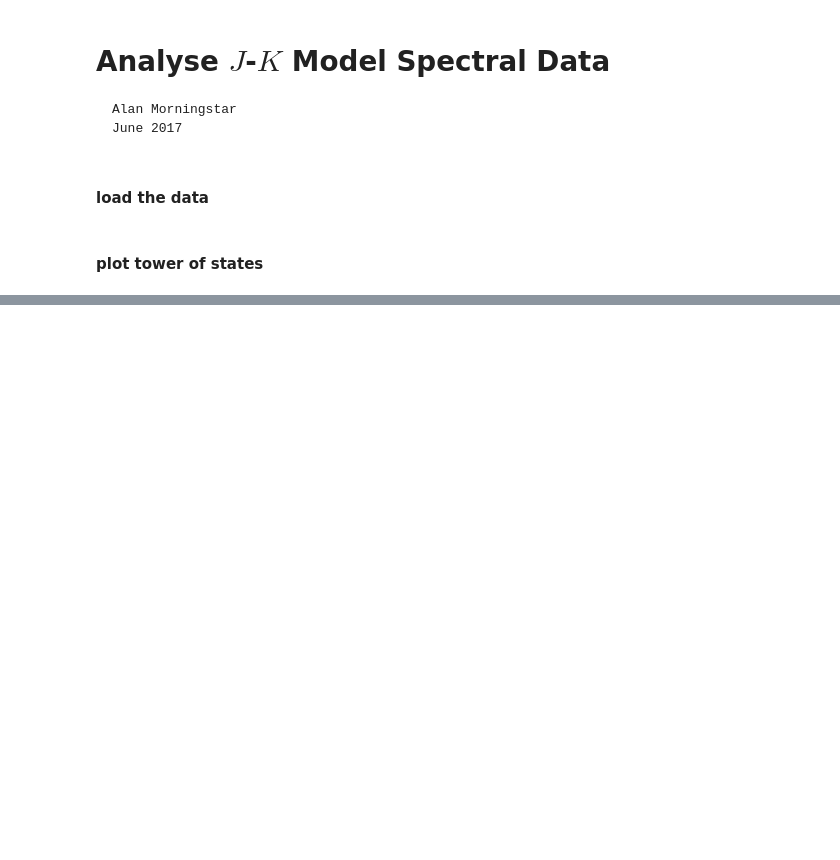
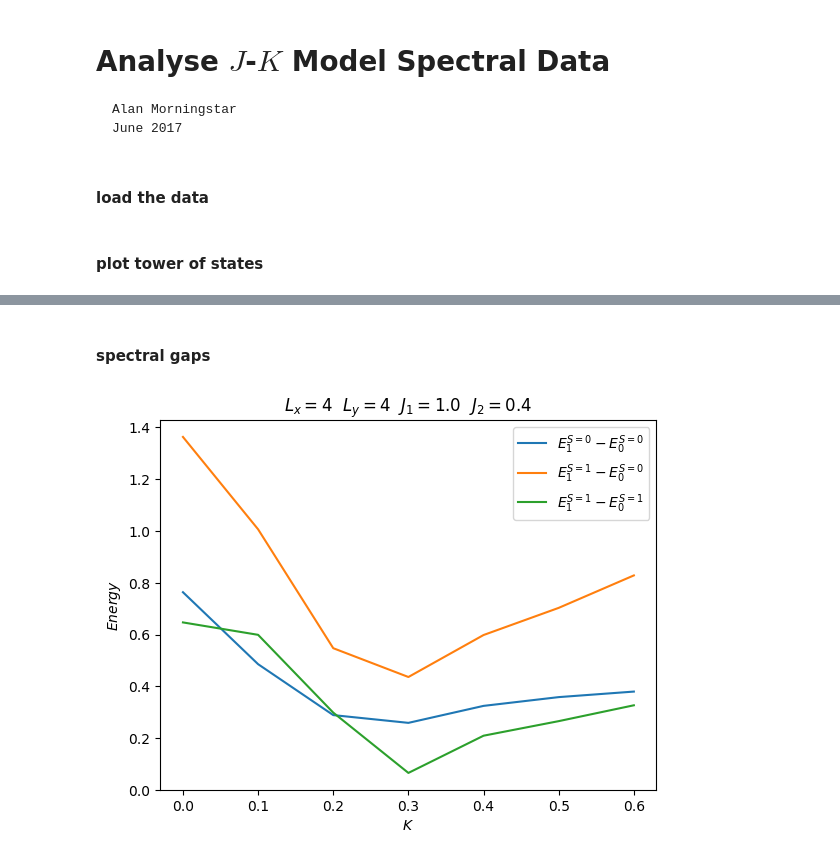
Before and after one commit to aormorningstar/HeisenbergED, a Jupyter notebook: analyseSpectralData.ipynb, the cells around one changed output, grey strips where cells are left out. Saved outputs shown, nothing was run; the diff lists cells and outputs as text; code cells hidden in the pictures; blank space fills up the shorter version.

Commit message:
ploting spectrum features over parameter ranges

```diff
--- a/analyseSpectralData.ipynb
+++ b/analyseSpectralData.ipynb
@@ -53,0 +54,48 @@ categoryScatter(data,x,y,cat,tlab,xlab,ylab,plotFileName);
+# %% [markdown]
+#### spectral gaps
+# %%
+# simulation parameters
+Lx = 4;
+Ly = 4;
+J1 = 1.0;
+J2 = 0.4;
+K = [i for i in 0.0:0.1:0.6];
+
+# data
+numFiles = length(K);
+dataFileNames = ["specData/Lx="*string(Lx)*"_Ly="*string(Ly)*"_J1="*string(J1)*"_J2="*string(J2)*"_K="*string(K[i])*".csv" for i in 1:numFiles];
+datas = [sort(readtable(dataFileNames[i])) for i in 1:numFiles];
+# %%
+E0_S0 = [];
+E1_S0 = [];
+E0_S1 = [];
+E1_S1 = [];
+S00Gap = [];
+S01Gap = [];
+S02Gap = [];
+S11Gap = [];
+S22Gap = [];
+for data in datas
+    dataS = [data[(data[:Ssqrd] .== S*(S+1)) .& (data[:Sz] .== 0.0),:E] for S in 0:2];
+    push!(E0_S0,dataS[1][1]);
+    push!(E0_S1,dataS[2][1]);
+    push!(E1_S0,dataS[1][2]);
+    push!(E1_S1,dataS[2][2]);
+    push!(S00Gap,dataS[1][2]-dataS[1][1]);
+    push!(S01Gap,dataS[2][2]-dataS[1][1]);
+    # push!(S02Gap,dataS[3][2]-dataS[1][1]);
+    push!(S11Gap,dataS[2][2]-dataS[2][1]);
+    # push!(S22Gap,dataS[3][2]-dataS[3][1]);
+end;
+# %%
+plot(K,S00Gap,label=L"E_1^{S=0} - E_0^{S=0}");
+plot(K,S01Gap,label=L"E_1^{S=1} - E_0^{S=0}");
+# plot(K,S02Gap,label=L"\Delta E_{\Delta S = 1}");
+plot(K,S11Gap,label=L"E_1^{S=1} - E_0^{S=1}");
+# plot(K,S22Gap,label=L"\Delta E_{S=2}");
+title(L"L_x="*string(Lx)*L"\ \ L_y="*string(Ly)*L"\ \ J_1="*string(J1)*L"\ \ J_2="*string(J2););
+xlabel(L"K");
+ylabel(L"Energy");
+legend();
+# %% [output]
+[figure, added]
```
Also changed, not shown: parts of 4 cells of this notebook.
